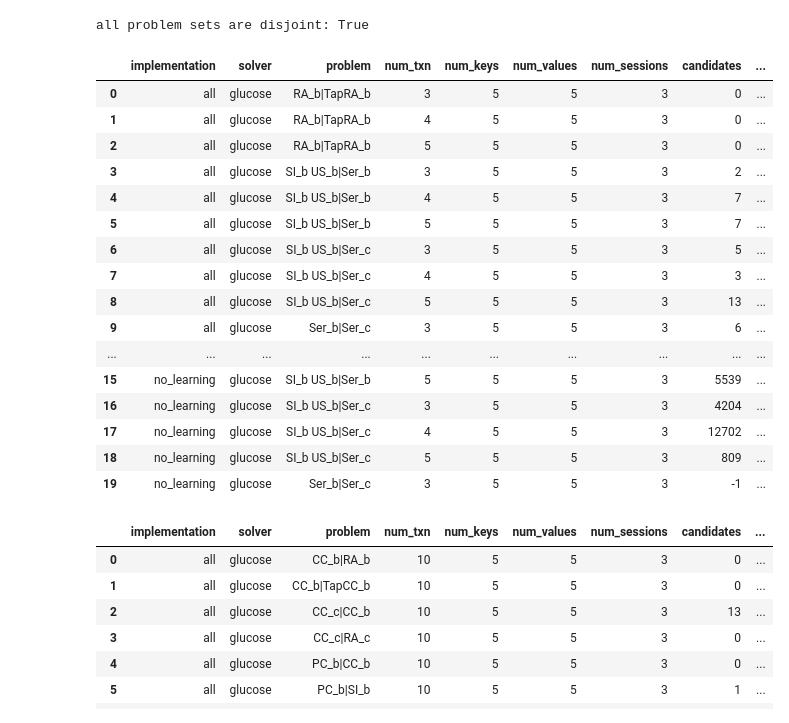
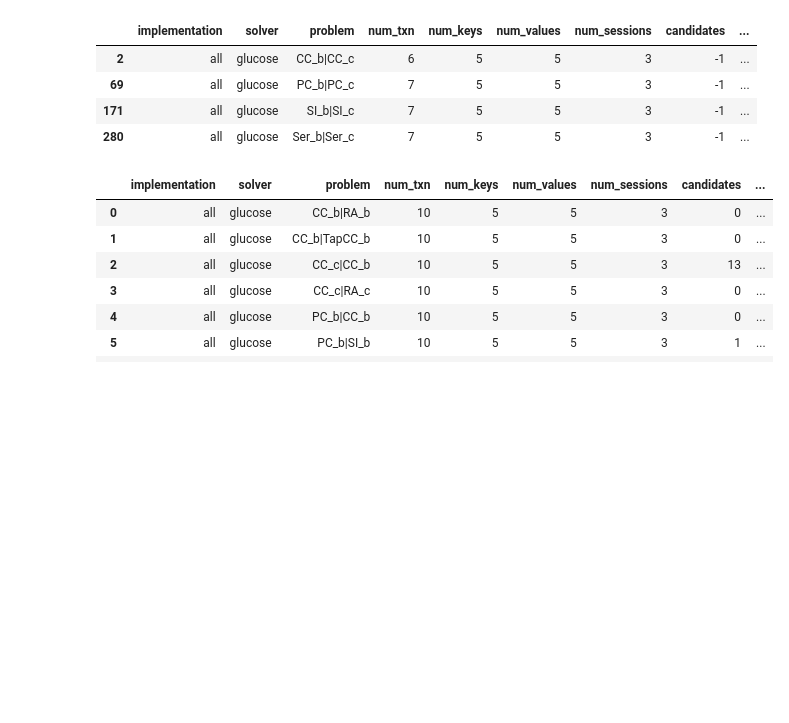
Before and after one commit to manebarros/isolde, a Jupyter notebook: analysis/cegis_impact.ipynb, the cells around one changed output. Saved outputs shown, nothing was run; the diff lists cells and outputs as text; code cells hidden in the pictures; blank space fills up the shorter version.

```diff
--- a/analysis/cegis_impact.ipynb
+++ b/analysis/cegis_impact.ipynb
@@ -1,36 +1,24 @@
 # %%
 import pandas as pd
 import preprocessing as pre
 import domain as dom
 
 problems = [
     dom.Problem.from_str("Ser_ax_b\tSer_ax_c"),
     dom.Problem.from_str("RA_ax_b\tRA_tap_b"),
     dom.Problem.from_str("SI_ax_b UpdateSer__b\tSer_ax_b"),
     dom.Problem.from_str("SI_ax_b UpdateSer__b\tSer_ax_c"),
 ]
 
-df = pre.preprocess(pd.read_csv('/home/mane/code/minsolde/isolde-experiments/data/80b8403f476d5b.csv'), txn_num=(3,5), problems=problems, implementations = ["all", "no_learning"])
+df = pre.preprocess(pd.read_csv('/home/mane/code/minsolde/isolde-experiments/data/80b8403f476d5b.csv'), txn_num=(4,10), implementations = ["all"])
+df = df[df['outcome'] == 'TIMEOUT']
 df
 # %% [output]
-all problem sets are disjoint: True
 |  | implementation | solver | problem | num_txn | num_keys | num_values | num_sessions | candidates | ... |
-| 0 | all | glucose | RA_b|TapRA_b | 3 | 5 | 5 | 3 | 0 | ... |
-| 1 | all | glucose | RA_b|TapRA_b | 4 | 5 | 5 | 3 | 0 | ... |
-| 2 | all | glucose | RA_b|TapRA_b | 5 | 5 | 5 | 3 | 0 | ... |
-| 3 | all | glucose | SI_b US_b|Ser_b | 3 | 5 | 5 | 3 | 2 | ... |
-| 4 | all | glucose | SI_b US_b|Ser_b | 4 | 5 | 5 | 3 | 7 | ... |
-| 5 | all | glucose | SI_b US_b|Ser_b | 5 | 5 | 5 | 3 | 7 | ... |
-| 6 | all | glucose | SI_b US_b|Ser_c | 3 | 5 | 5 | 3 | 5 | ... |
-| 7 | all | glucose | SI_b US_b|Ser_c | 4 | 5 | 5 | 3 | 3 | ... |
-| 8 | all | glucose | SI_b US_b|Ser_c | 5 | 5 | 5 | 3 | 13 | ... |
-| 9 | all | glucose | Ser_b|Ser_c | 3 | 5 | 5 | 3 | 6 | ... |
-| ... | ... | ... | ... | ... | ... | ... | ... | ... | ... |
-| 15 | no_learning | glucose | SI_b US_b|Ser_b | 5 | 5 | 5 | 3 | 5539 | ... |
-| 16 | no_learning | glucose | SI_b US_b|Ser_c | 3 | 5 | 5 | 3 | 4204 | ... |
-| 17 | no_learning | glucose | SI_b US_b|Ser_c | 4 | 5 | 5 | 3 | 12702 | ... |
-| 18 | no_learning | glucose | SI_b US_b|Ser_c | 5 | 5 | 5 | 3 | 809 | ... |
-| 19 | no_learning | glucose | Ser_b|Ser_c | 3 | 5 | 5 | 3 | -1 | ... |
+| 2 | all | glucose | CC_b|CC_c | 6 | 5 | 5 | 3 | -1 | ... |
+| 69 | all | glucose | PC_b|PC_c | 7 | 5 | 5 | 3 | -1 | ... |
+| 171 | all | glucose | SI_b|SI_c | 7 | 5 | 5 | 3 | -1 | ... |
+| 280 | all | glucose | Ser_b|Ser_c | 7 | 5 | 5 | 3 | -1 | ... |
 # %%
 import pandas as pd
 import preprocessing as pre
```
Also changed, not shown: 6 other files.
